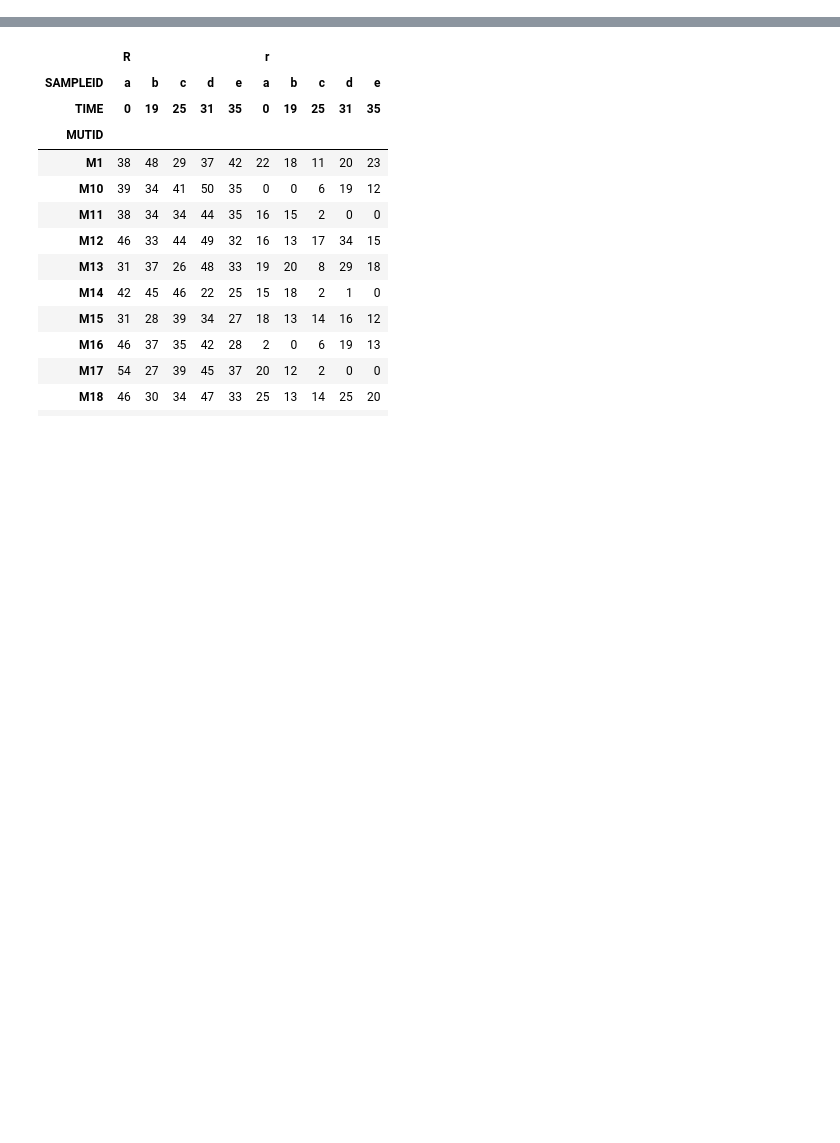
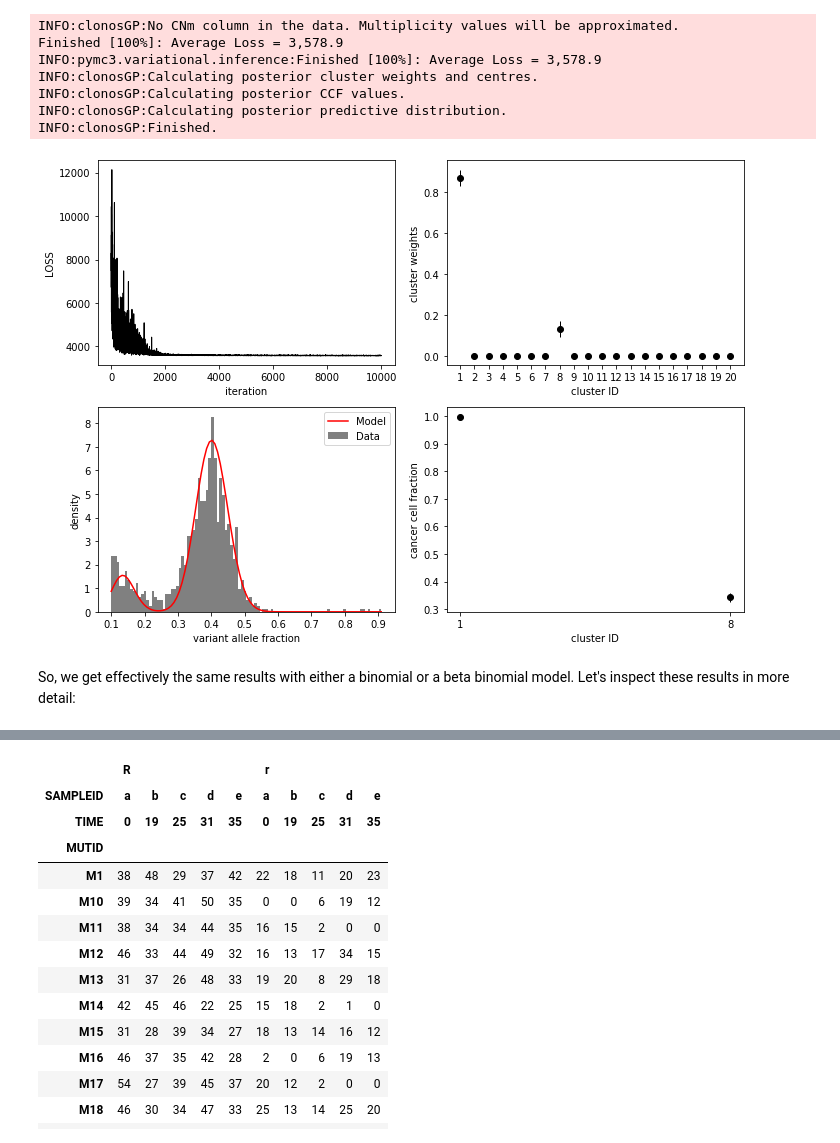
Before and after one commit to dvav/clonosGP, a Jupyter notebook: tutorial.ipynb, the cells around one changed output, grey strips where cells are left out. Saved outputs shown, nothing was run; the diff lists cells and outputs as text; code cells hidden in the pictures; blank space fills up the shorter version.

```diff
--- a/tutorial.ipynb
+++ b/tutorial.ipynb
@@ -17,0 +106,17 @@ warn.filterwarnings("ignore", category=FutureWarning)   ## from Theano
+# %%
+pmc.tt_rng(42)    ## for reproducibility
+RES2 = cln.infer(DATA,
+                 model_args={'threshold': 0.05, 'lik': 'Bin'},    # 'BBin' is the default (for beta binomial)
+                 pymc3_args={'niters': int(10e3)})
+cln.viz.plot_summary(RES2, figsize=(10, 7));
+# %% [output]
+INFO:clonosGP:No CNm column in the data. Multiplicity values will be approximated.
+Finished [100%]: Average Loss = 3,578.9
+INFO:pymc3.variational.inference:Finished [100%]: Average Loss = 3,578.9
+INFO:clonosGP:Calculating posterior cluster weights and centres.
+INFO:clonosGP:Calculating posterior CCF values.
+INFO:clonosGP:Calculating posterior predictive distribution.
+INFO:clonosGP:Finished.
+[figure, added]
+# %% [markdown]
+So, we get effectively the same results with either a binomial or a beta binomial model. Let's inspect these results in more detail:
```
Also changed, not shown: parts of 37 cells of this notebook, 2 other files.
